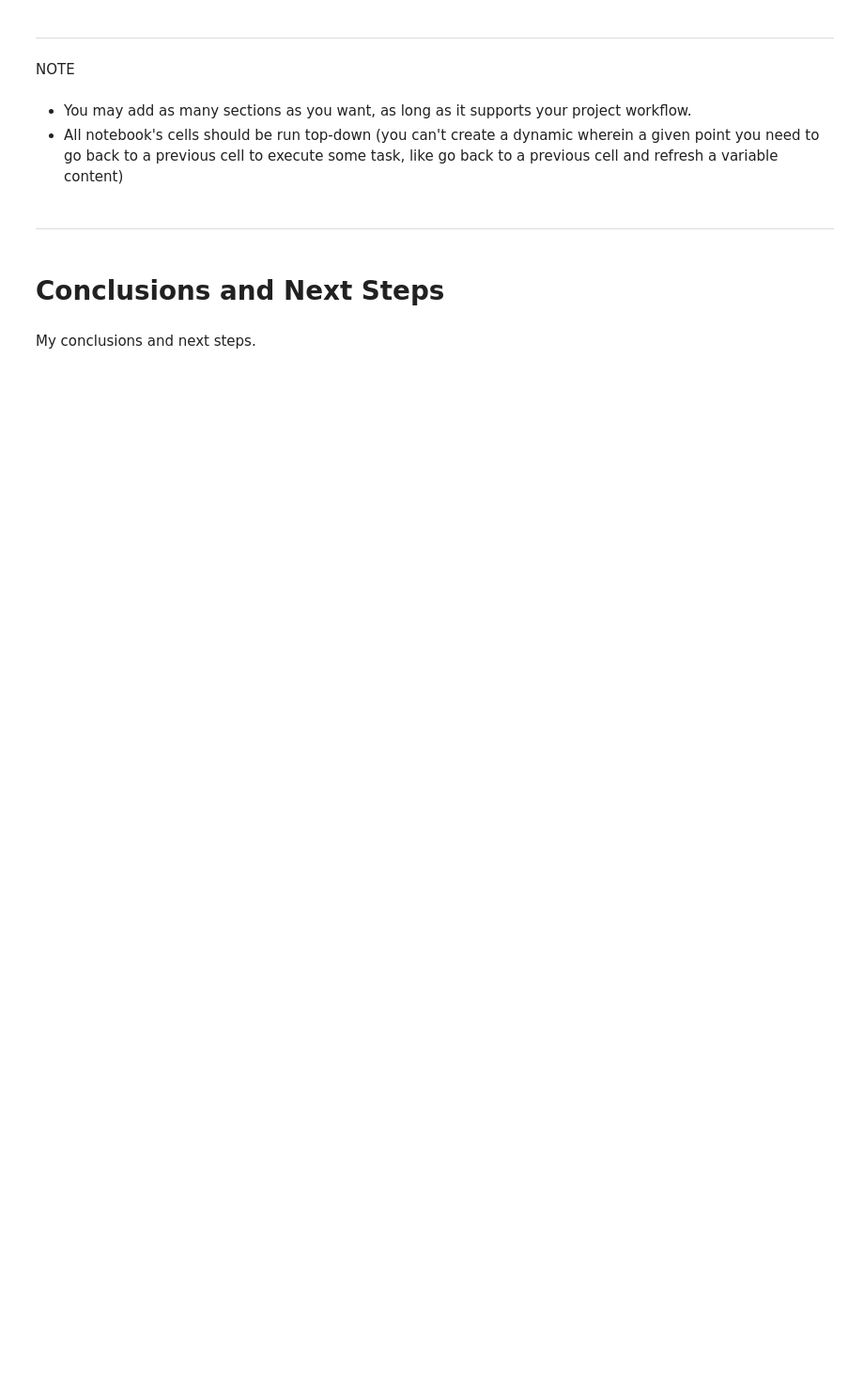
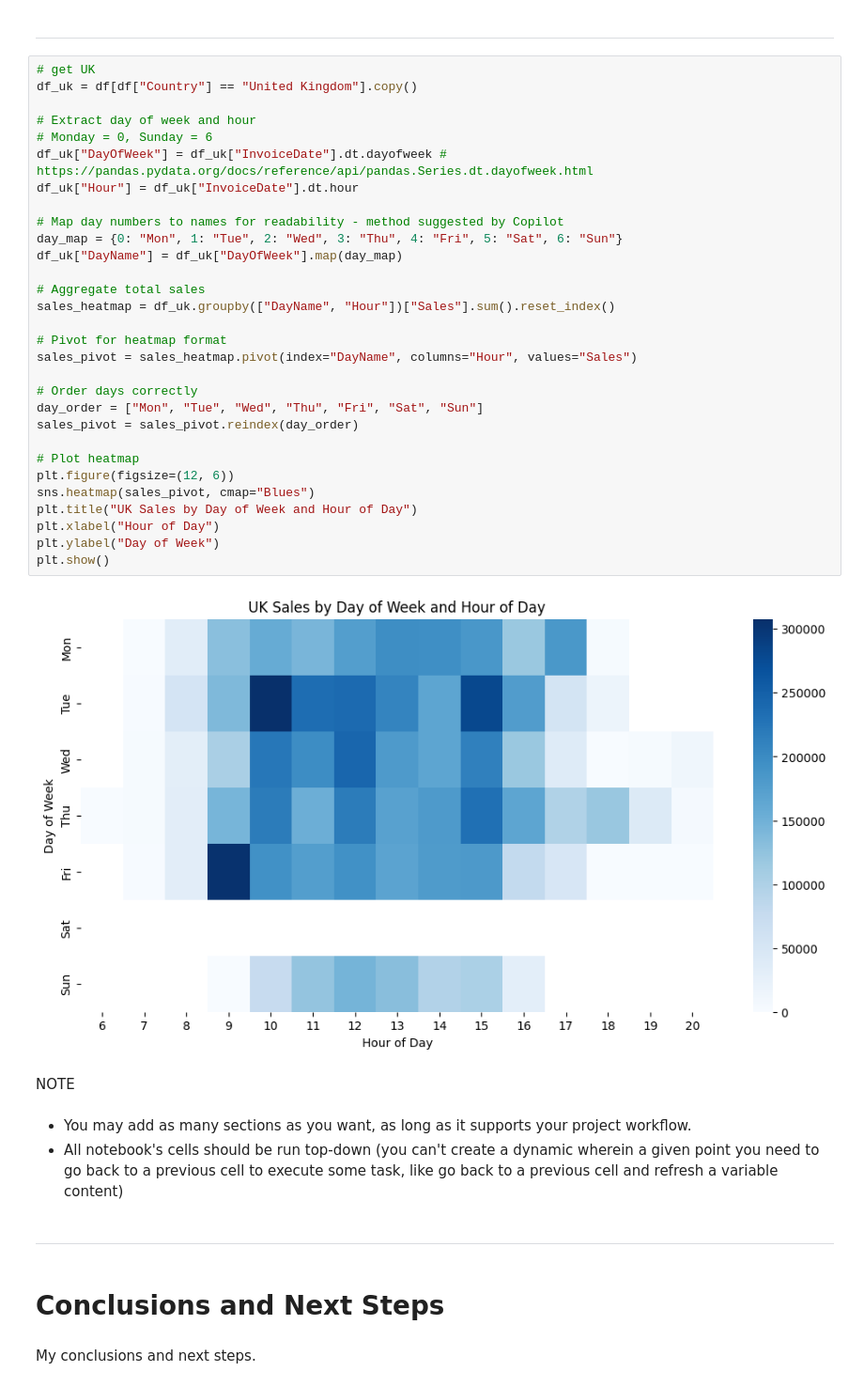
Before and after one commit to maleeper/ILP-Retail, a Jupyter notebook: jupyter_notebooks/Data_Visualisation.ipynb, the cells around one changed output. Shown at 94% size. Cells and saved outputs as stored; diff of their text form; blank space fills up the shorter version.

```diff
--- a/jupyter_notebooks/Data_Visualisation.ipynb
+++ b/jupyter_notebooks/Data_Visualisation.ipynb
@@ -54,5 +220,37 @@ Section 2 content
 # %% [markdown]
 ---
+# %%
+# get UK
+df_uk = df[df["Country"] == "United Kingdom"].copy()
+
+# Extract day of week and hour
+# Monday = 0, Sunday = 6
+df_uk["DayOfWeek"] = df_uk["InvoiceDate"].dt.dayofweek # https://pandas.pydata.org/docs/reference/api/pandas.Series.dt.dayofweek.html
+df_uk["Hour"] = df_uk["InvoiceDate"].dt.hour
+
+# Map day numbers to names for readability - method suggested by Copilot
+day_map = {0: "Mon", 1: "Tue", 2: "Wed", 3: "Thu", 4: "Fri", 5: "Sat", 6: "Sun"}
+df_uk["DayName"] = df_uk["DayOfWeek"].map(day_map)
+
+# Aggregate total sales
+sales_heatmap = df_uk.groupby(["DayName", "Hour"])["Sales"].sum().reset_index()
+
+# Pivot for heatmap format
+sales_pivot = sales_heatmap.pivot(index="DayName", columns="Hour", values="Sales")
+
+# Order days correctly
+day_order = ["Mon", "Tue", "Wed", "Thu", "Fri", "Sat", "Sun"]
+sales_pivot = sales_pivot.reindex(day_order)
+
+# Plot heatmap
+plt.figure(figsize=(12, 6))
+sns.heatmap(sales_pivot, cmap="Blues")
+plt.title("UK Sales by Day of Week and Hour of Day")
+plt.xlabel("Hour of Day")
+plt.ylabel("Day of Week")
+plt.show()
+# %% [output]
+[figure, added]
 # %% [markdown]
 NOTE
 # %% [markdown]
```
Also changed, not shown: parts of 21 cells of this notebook, 2 other files.
